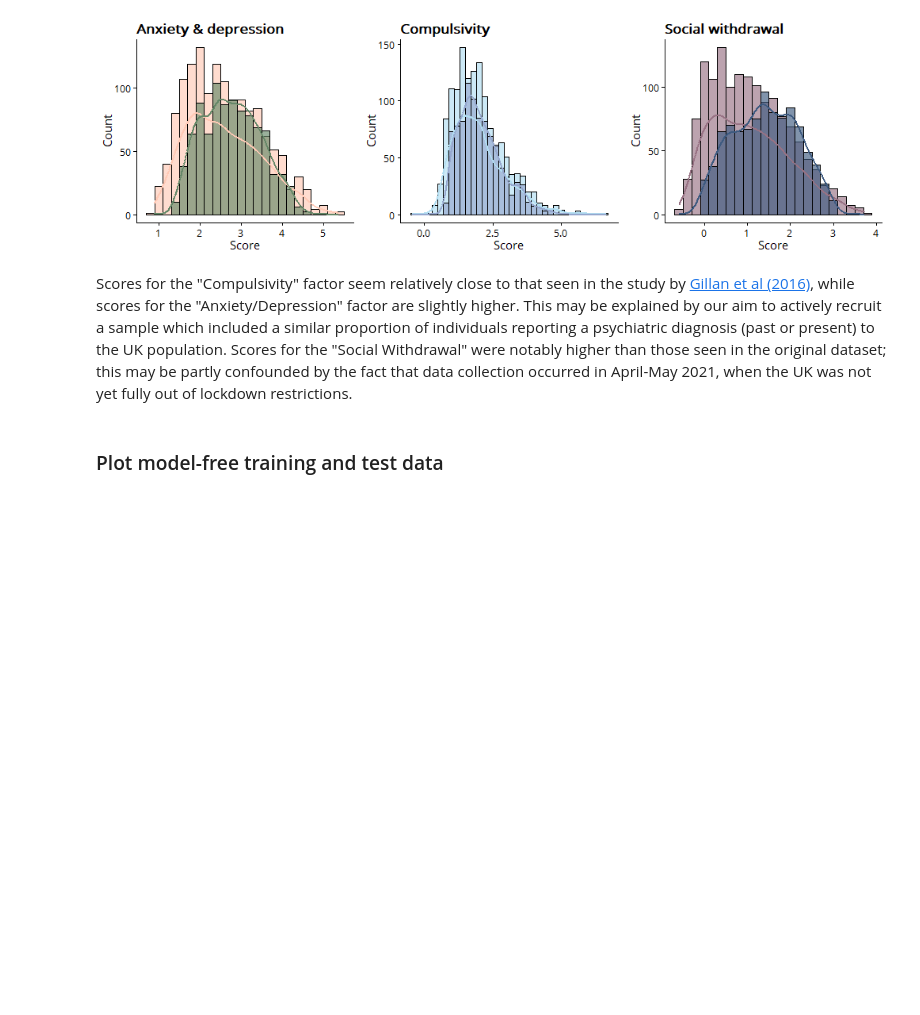
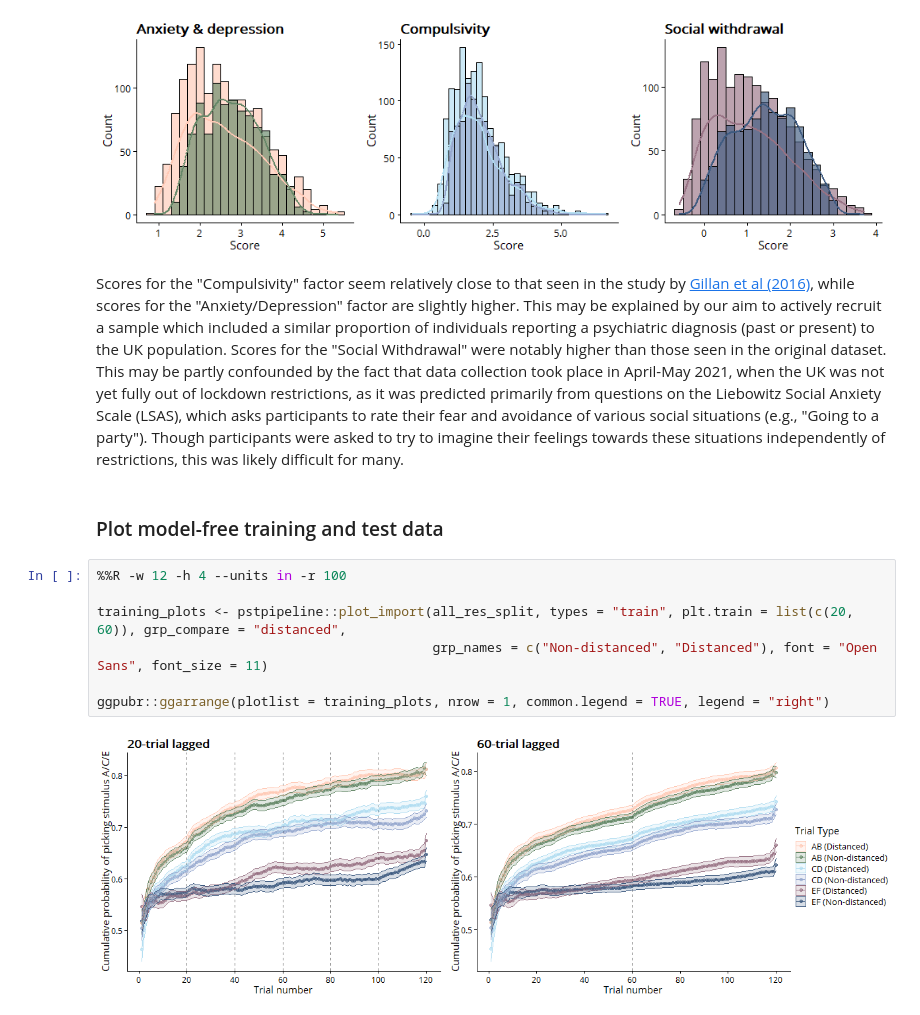
Before and after one commit to qdercon/pstpipeline, a Jupyter notebook: notebooks/data_cleaning_preparation.ipynb, the cells around one changed output. Saved outputs shown, nothing was run; the diff lists cells and outputs as text; blank space fills up the shorter version.

```diff
--- a/notebooks/data_cleaning_preparation.ipynb
+++ b/notebooks/data_cleaning_preparation.ipynb
@@ -103,6 +108,15 @@ pstpipeline::plot_factors(all_factor_scores, plot_type = "factor_hist", factors,
 # %% [output]
 [figure]
 # %% [markdown]
-Scores for the "Compulsivity" factor seem relatively close to that seen in the study by [Gillan et al (2016)](https://elifesciences.org/articles/11305), while scores for the "Anxiety/Depression" factor are slightly higher. This may be explained by our aim to actively recruit a sample which included a similar proportion of individuals reporting a psychiatric diagnosis (past or present) to the UK population. Scores for the "Social Withdrawal" were notably higher than those seen in the original dataset; this may be partly confounded by the fact that data collection occurred in April-May 2021, when the UK was not yet fully out of lockdown restrictions.
+Scores for the "Compulsivity" factor seem relatively close to that seen in the study by [Gillan et al (2016)](https://elifesciences.org/articles/11305), while scores for the "Anxiety/Depression" factor are slightly higher. This may be explained by our aim to actively recruit a sample which included a similar proportion of individuals reporting a psychiatric diagnosis (past or present) to the UK population. Scores for the "Social Withdrawal" were notably higher than those seen in the original dataset. This may be partly confounded by the fact that data collection took place in April-May 2021, when the UK was not yet fully out of lockdown restrictions, as it was predicted primarily from questions on the Liebowitz Social Anxiety Scale (LSAS), which asks participants to rate their fear and avoidance of various social situations (e.g., "Going to a party"). Though participants were asked to try to imagine their feelings towards these situations independently of restrictions, this was likely difficult for many.
 # %% [markdown]
 ### Plot model-free training and test data
+# %%
+%%R -w 12 -h 4 --units in -r 100
+
+training_plots <- pstpipeline::plot_import(all_res_split, types = "train", plt.train = list(c(20, 60)), grp_compare = "distanced",
+                                           grp_names = c("Non-distanced", "Distanced"), font = "Open Sans", font_size = 11)
+
+ggpubr::ggarrange(plotlist = training_plots, nrow = 1, common.legend = TRUE, legend = "right")
+# %% [output]
+[figure, added]
```
Also changed, not shown: parts of 6 cells of this notebook, 2 other files.
